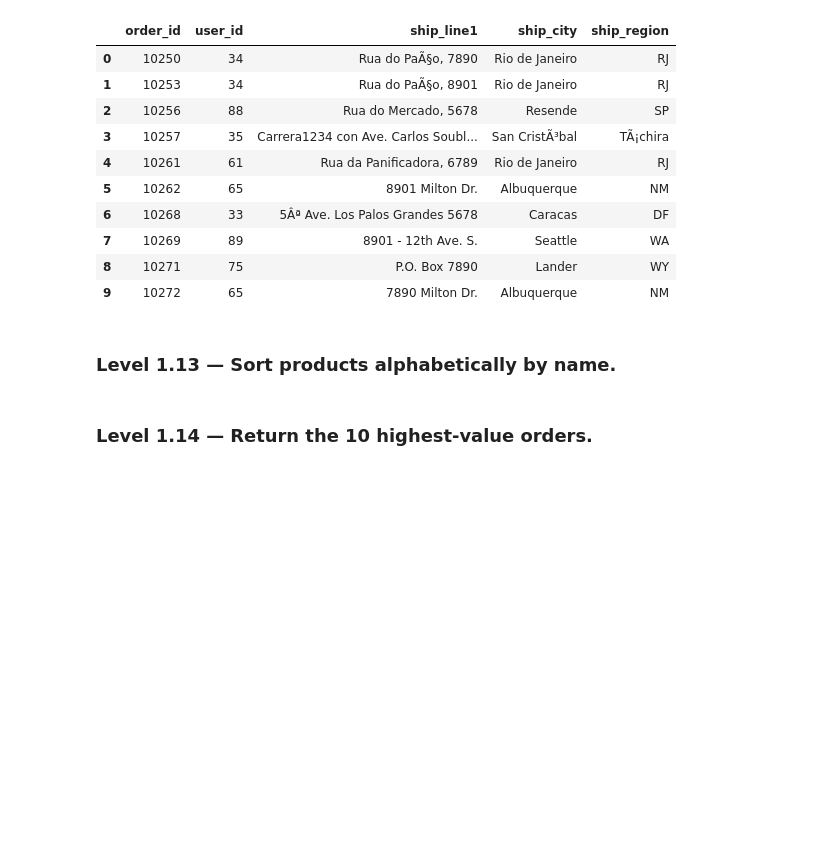
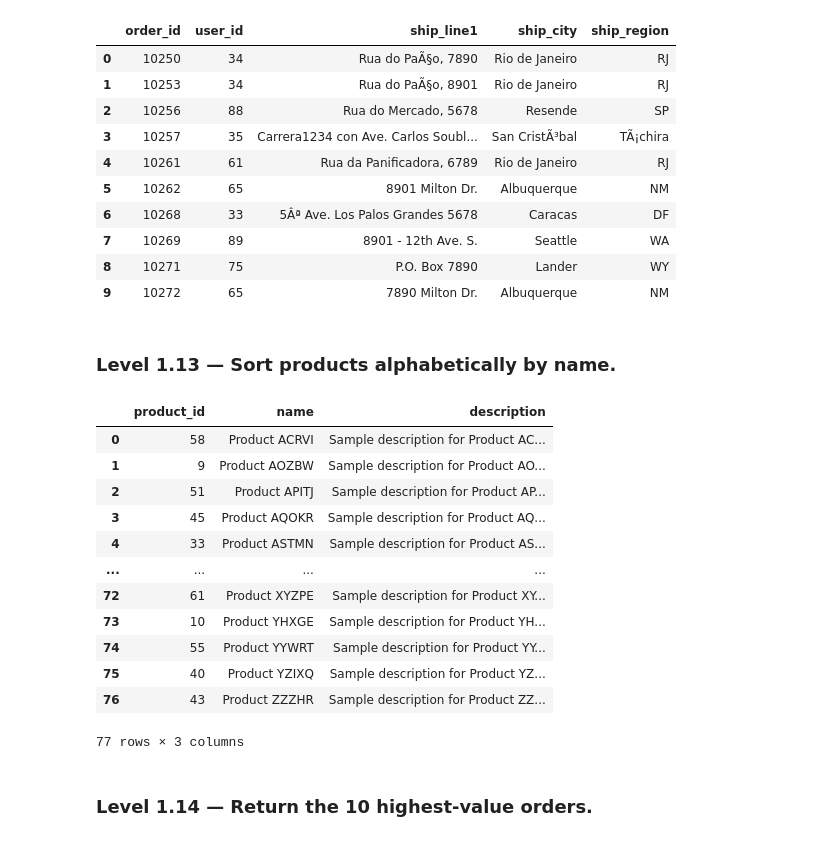
Before and after one commit to Thomasayanfeoluwa/E-Commerce-Analytics-Engineering-System, a Jupyter notebook: notebooks/01_sql_practice.ipynb, the cells around one changed output. Drawn from its saved outputs; the diff is of its cells as text; code cells hidden in the pictures; blank space fills up the shorter version.

```diff
--- a/notebooks/01_sql_practice.ipynb
+++ b/notebooks/01_sql_practice.ipynb
@@ -379,6 +379,25 @@ run_sql("""
 ### Level 1.13 — Sort products alphabetically by name.
 # %%
 # Write your SQL here
+run_sql("""
+    SELECT product_id, name, description
+    FROM products
+    ORDER BY name
+""")
+# %% [output]
+|  | product_id | name | description |
+| 0 | 58 | Product ACRVI | Sample description for Product AC... |
+| 1 | 9 | Product AOZBW | Sample description for Product AO... |
+| 2 | 51 | Product APITJ | Sample description for Product AP... |
+| 3 | 45 | Product AQOKR | Sample description for Product AQ... |
+| 4 | 33 | Product ASTMN | Sample description for Product AS... |
+| ... | ... | ... | ... |
+| 72 | 61 | Product XYZPE | Sample description for Product XY... |
+| 73 | 10 | Product YHXGE | Sample description for Product YH... |
+| 74 | 55 | Product YYWRT | Sample description for Product YY... |
+| 75 | 40 | Product YZIXQ | Sample description for Product YZ... |
+| 76 | 43 | Product ZZZHR | Sample description for Product ZZ... |
+77 rows × 3 columns
 # %% [markdown]
 ### Level 1.14 — Return the 10 highest-value orders.
 # %%
```
Also changed, not shown: parts of 1 cell of this notebook.
